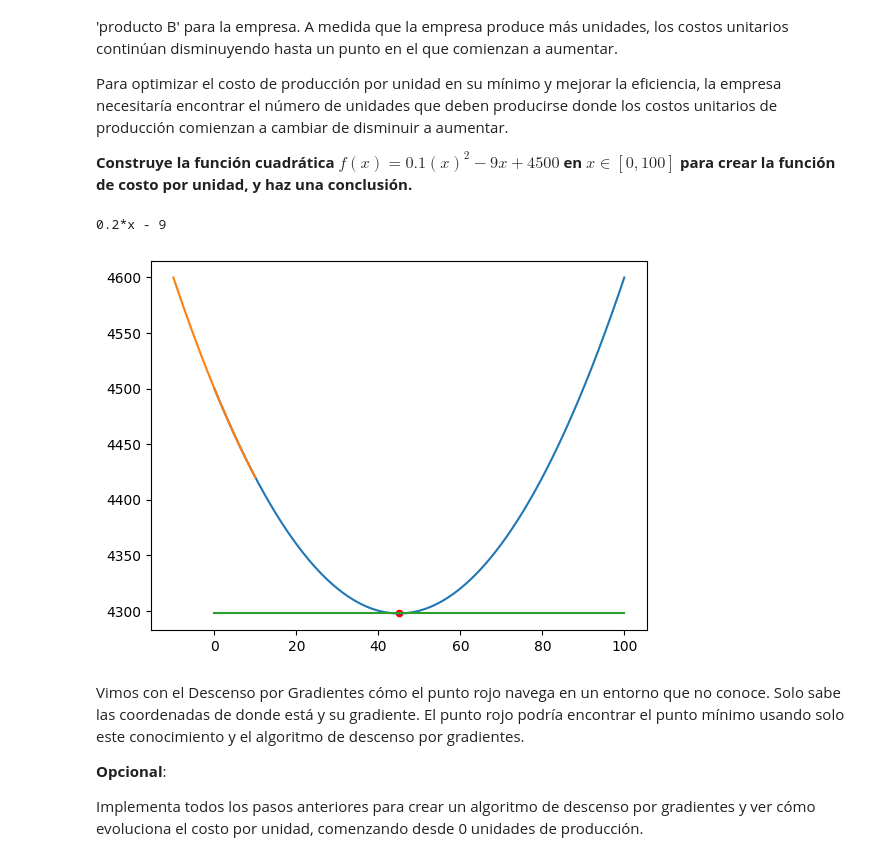
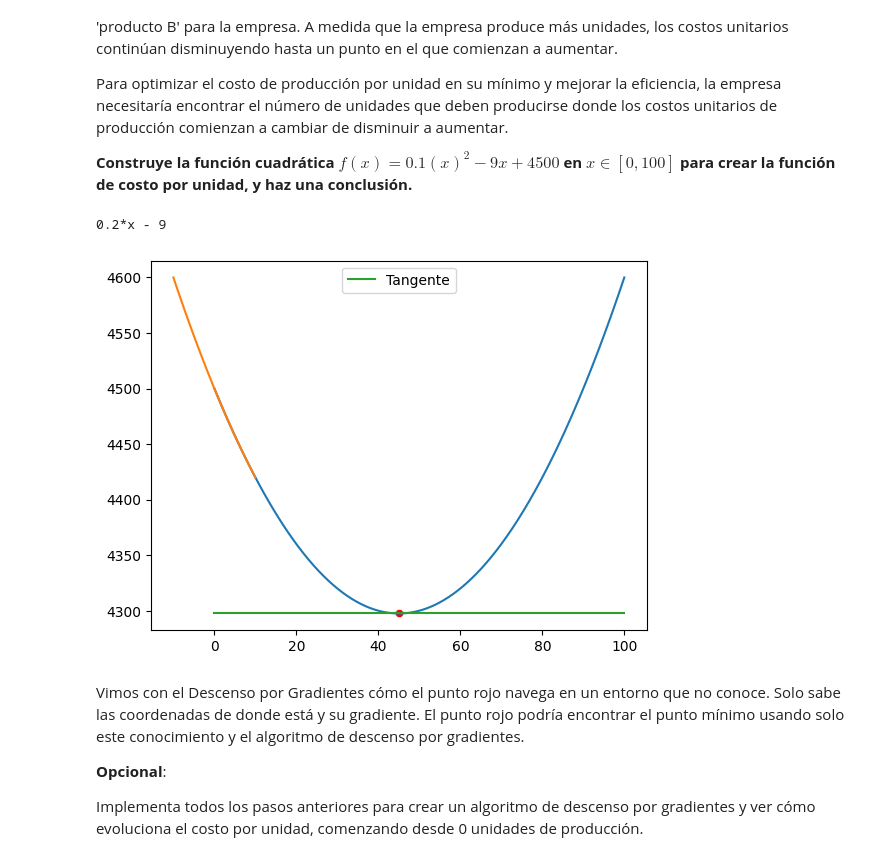
Before and after one commit to 4GeeksAcademy/calculus-and-algebra-problems-with-python-andtay, a Jupyter notebook: notebook/problems.es.ipynb, the cells around one changed output. Saved outputs shown, nothing was run; the diff lists cells and outputs as text; code cells hidden in the pictures.

```diff
--- a/notebook/problems.es.ipynb
+++ b/notebook/problems.es.ipynb
@@ -254,39 +254,39 @@ x = np.linspace(0, 100, 1000)
 # Fórmula Derivada de f(x)
 def df(x):
     h = 0.000001
     return (f(x + h) - f(x))/h
 
 # Plot de la función, queda el punto óptimo
 plt.plot(x,f(x))
 
 # Derivada de la equación
 x1 = sy.Symbol('x')
 df = sy.diff(f(x1), x1)
 df = sy.simplify(df)
 print(df)
 # Resolver la equación y obtener el xmin
 a = sy.solve(df, x1)
 xmin = int(a[0])
 
 # Visualizar el punto mínimo
 visualize(f, x=[min])
 # Sustituyo valores en la ecuación
 ymin = f(x1).subs(x1,xmin)
 
 # Ec. de la recta tangente, df(x0) = m pendiente
 # y -y0 = df(x0)(x -x0)
 #df(xmin) = 2xmin -9 = 0 # Pendiente 0 es una constante
 df_xmin = 0.2*xmin -9
-y = df_xmin*x +ymin # Recta Tangente
-# Ec. de la recta
-# y = mx +b
+y = df_xmin*(x-xmin) +ymin # Recta Tangente
 
+plt.plot(x,y,label="Tangente")
+plt.legend()
+plt.show()
 
-plt.plot(x,y)
-plt.show()
+def algoritmo_dg():
 # %% [output]
 0.2*x - 9
-[figure, old version]
+[figure, new version]
 # %% [markdown]
 Vimos con el Descenso por Gradientes cómo el punto rojo navega en un entorno que no conoce. Solo sabe las coordenadas de donde está y su gradiente. El punto rojo podría encontrar el punto mínimo usando solo este conocimiento y el algoritmo de descenso por gradientes.
 
```
Also changed, not shown: parts of 4 cells of this notebook.
